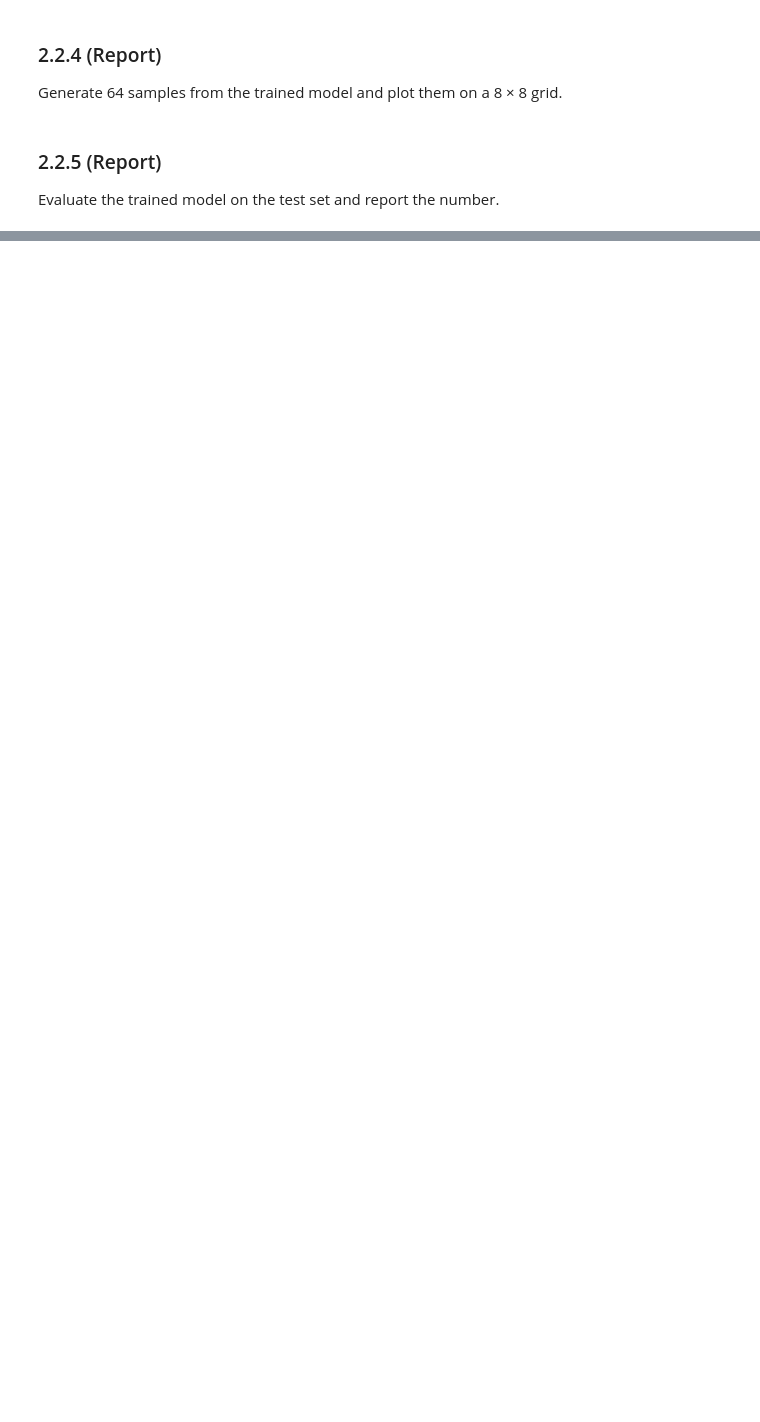
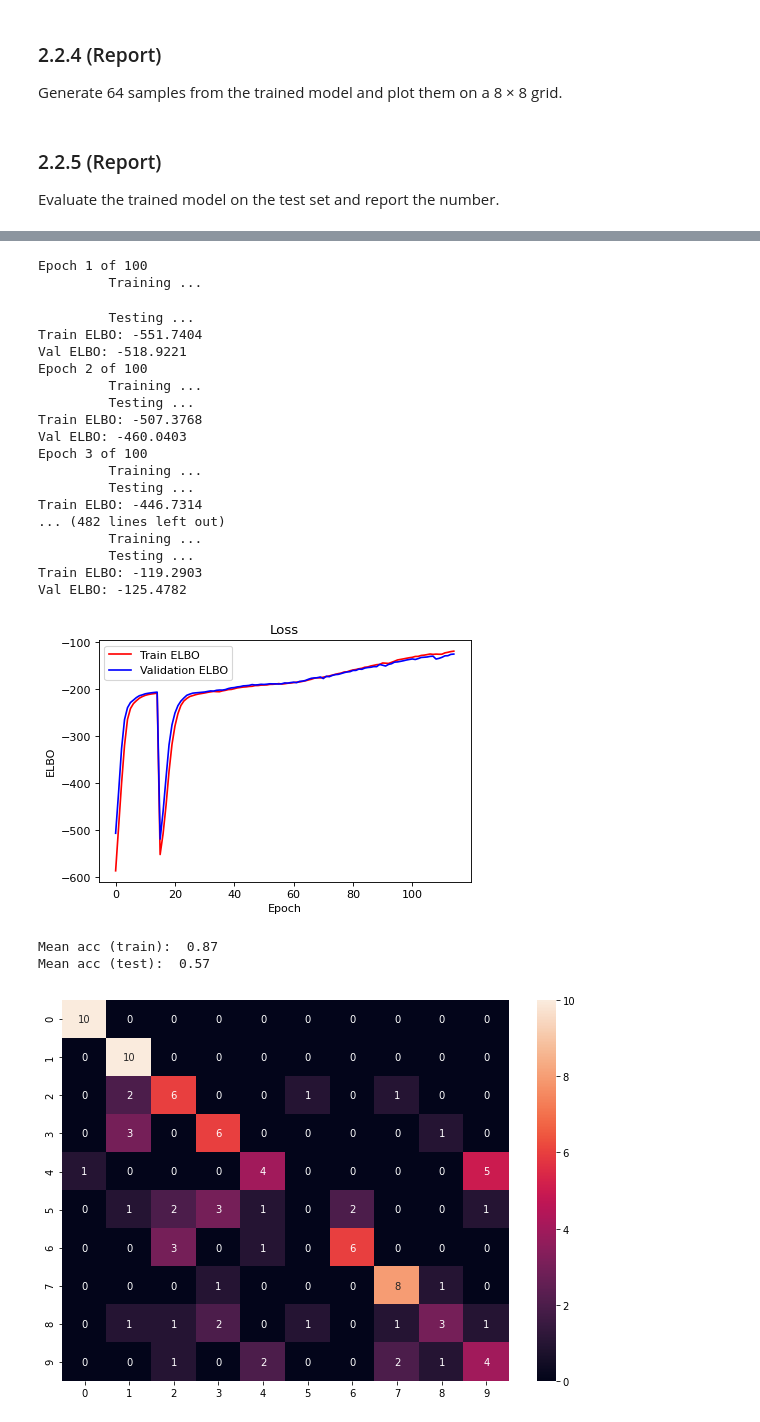
Before and after one commit to BenjaminEriksen95/VAEGen, a Jupyter notebook: code/main.ipynb, the cells around one changed output, grey strips where cells are left out. Saved outputs shown, nothing was run; the diff lists cells and outputs as text; code cells hidden in the pictures; blank space fills up the shorter version.

```diff
--- a/code/main.ipynb
+++ b/code/main.ipynb
@@ -103,0 +193,49 @@ print(to_print)
+# %%
+#Subset of data with 10 samples from each category.
+train_subset_loader = create_subset(dset_train,batch_size)
+test_subset_loader = create_subset(dset_test,batch_size)
+
+train_loss = []
+train_acc = []
+test_loss = []
+test_acc = []
+# %%
+epochs = 100
+
+# define model and optimizer
+mode = "m1"
+model = M1(device, image_channels=1, h_dim=1024, z_dim=latent_dim).to(device)
+optimizer = torch.optim.Adam(model.parameters(), lr=learning_rate)
+
+# train network
+train_loss,test_loss = run_epochs(mode, model, optimizer, epochs, train_subset_loader, test_subset_loader, train_loss, test_loss)
+
+# plot loss
+plot_loss_m1(train_loss,test_loss)
+
+# classifier
+kneighbors_classifier(model,dset_train, dset_test, classes)
+# %% [output]
+Epoch 1 of 100
+         Training ...
+         Testing ...
+Train ELBO: -551.7404
+Val ELBO: -518.9221
+Epoch 2 of 100
+         Training ...
+         Testing ...
+Train ELBO: -507.3768
+Val ELBO: -460.0403
+Epoch 3 of 100
+         Training ...
+         Testing ...
+Train ELBO: -446.7314
+... (482 lines left out)
+         Training ...
+         Testing ...
+Train ELBO: -119.2903
+Val ELBO: -125.4782
+[figure, added]
+Mean acc (train):  0.87
+Mean acc (test):  0.57
+[figure, added]
```
Also changed, not shown: parts of 28 cells of this notebook, 4 other files.
